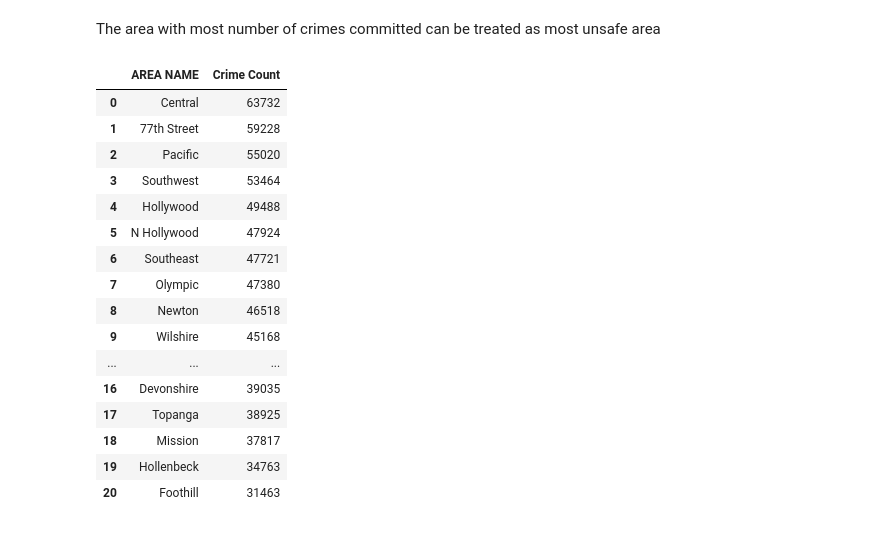
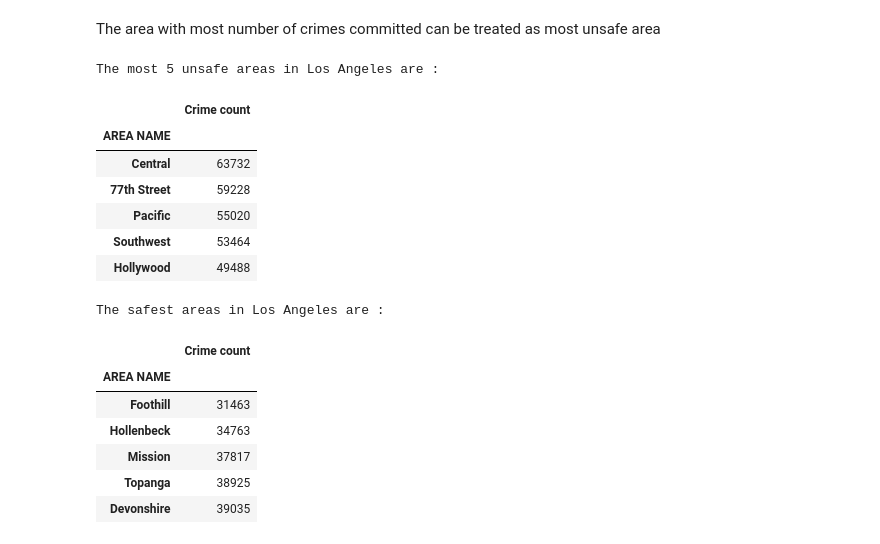
Before and after one commit to ANKITVARMA11/Crime-analysis-LAPD, a Jupyter notebook: Crime__Analysis_LAPD.ipynb, the cells around one changed output. Saved outputs shown, nothing was run; the diff lists cells and outputs as text; code cells hidden in the pictures.

```diff
--- a/Crime__Analysis_LAPD.ipynb
+++ b/Crime__Analysis_LAPD.ipynb
@@ -49,26 +51,30 @@ Since most of the required columns have Non-Null values, I will proceed with the
 # %% [markdown]
 The area with most number of crimes committed can be treated as most unsafe area
 # %%
-most_unsafe_area = pd.DataFrame(data["AREA NAME"].value_counts())
-most_unsafe_area = most_unsafe_area.rename(columns = {"count" : "Crime Count"})
-most_unsafe_area.reset_index()
-most_unsafe_area.
-# print("The top most unsafe areas in Los Angeles")
+most_unsafe_area = pd.value_counts(data['AREA NAME'])
+most_unsafe_area = pd.DataFrame(most_unsafe_area)
+most_unsafe_area.rename(columns = {"count":"Crime count"}, inplace = True)
+print("The most 5 unsafe areas in Los Angeles are :")
+most_unsafe_area.head()
 # %% [output]
+The most 5 unsafe areas in Los Angeles are :
-|  | AREA NAME | Crime Count |
-| 0 | Central | 63732 |
-| 1 | 77th Street | 59228 |
-| 2 | Pacific | 55020 |
-| 3 | Southwest | 53464 |
-| 4 | Hollywood | 49488 |
-| 5 | N Hollywood | 47924 |
-| 6 | Southeast | 47721 |
-| 7 | Olympic | 47380 |
-| 8 | Newton | 46518 |
-| 9 | Wilshire | 45168 |
-| ... | ... | ... |
-| 16 | Devonshire | 39035 |
-| 17 | Topanga | 38925 |
-| 18 | Mission | 37817 |
-| 19 | Hollenbeck | 34763 |
-| 20 | Foothill | 31463 |
+|  | Crime count |
+| AREA NAME |  |
+| Central | 63732 |
+| 77th Street | 59228 |
+| Pacific | 55020 |
+| Southwest | 53464 |
+| Hollywood | 49488 |
+# %%
+safest_areas = most_unsafe_area.tail()
+print("The safest areas in Los Angeles are :")
+safest_areas[::-1]
+# %% [output]
+The safest areas in Los Angeles are :
+|  | Crime count |
+| AREA NAME |  |
+| Foothill | 31463 |
+| Hollenbeck | 34763 |
+| Mission | 37817 |
+| Topanga | 38925 |
+| Devonshire | 39035 |
```
Also changed, not shown: parts of 3 cells of this notebook.
